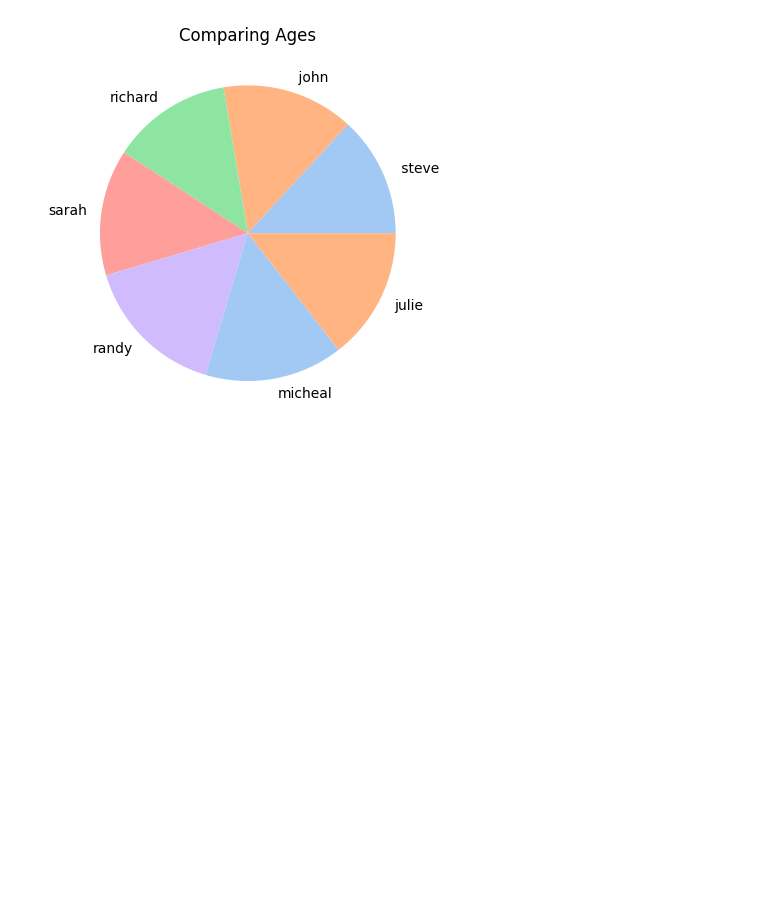
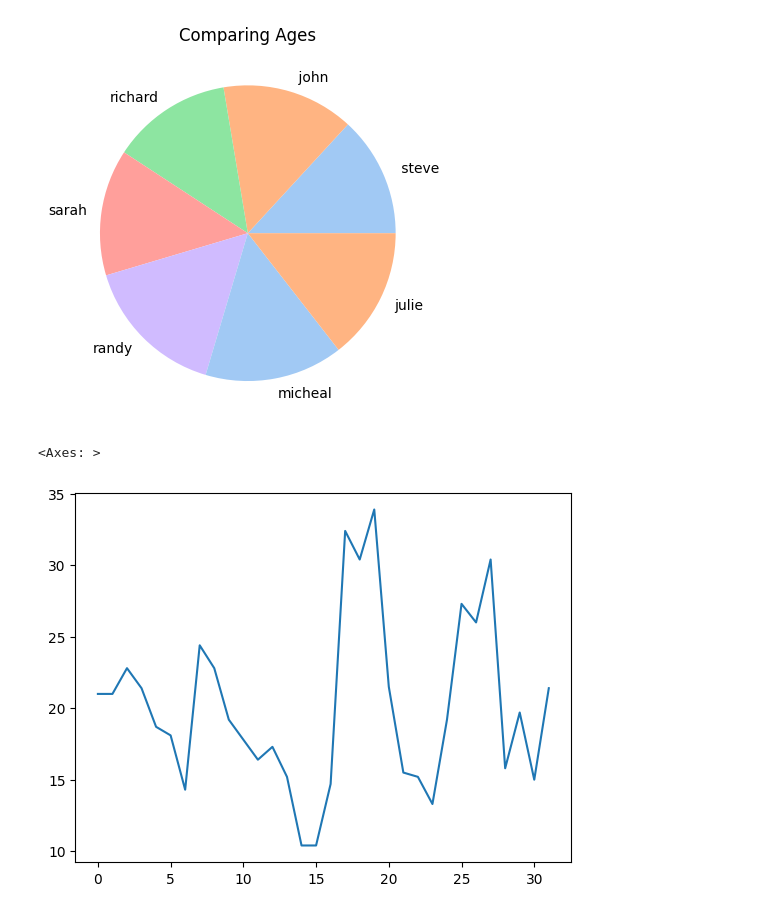
Before and after one commit to fmuranda/Python-for-Data-Science-and-Machine-Learning-Essential-Training-Part-1, a Jupyter notebook: Matplotlib_and_Seaborn.ipynb, the cells around one changed output. Drawn from its saved outputs; the diff is of its cells as text; code cells hidden in the pictures; blank space fills up the shorter version.

```diff
--- a/Matplotlib_and_Seaborn.ipynb
+++ b/Matplotlib_and_Seaborn.ipynb
@@ -80,3 +80,14 @@ plt.title('Comparing Ages')
 plt.show()
 # %% [output]
 [figure]
+# %%
+import pandas as pd
+address = '/content/mtcars.csv'
+cars = pd.read_csv(address)
+cars.columns = ['car_names', 'mpg', 'cyl', 'disp', 'hp', 'drat', 'wt', 'qsec', 'vs','am','gear','carb']
+mpg = cars['mpg']
+# %%
+mpg.plot()
+# %% [output]
+<Axes: >
+[figure, added]
```
Also changed, not shown: parts of 5 cells of this notebook.
